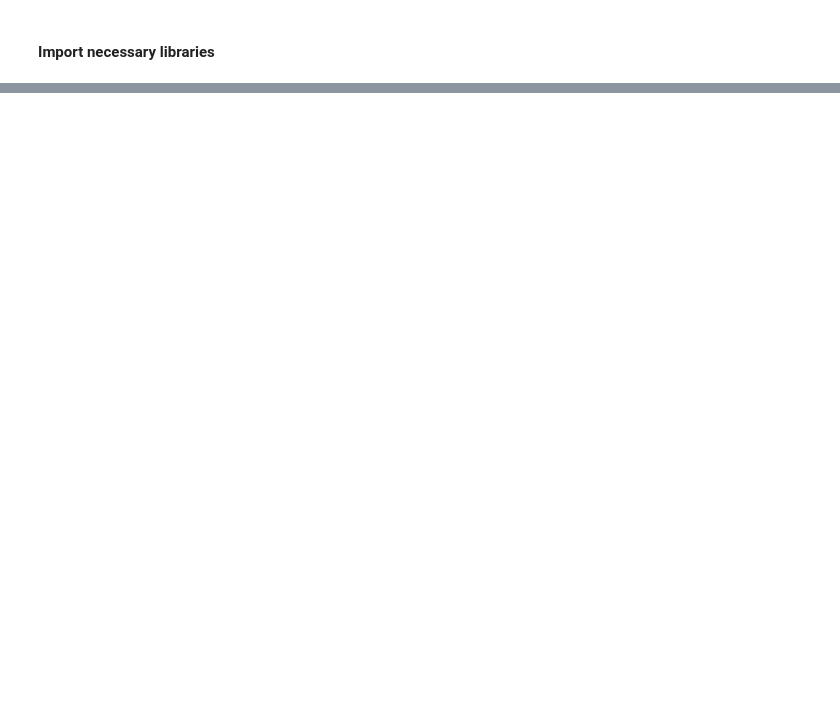
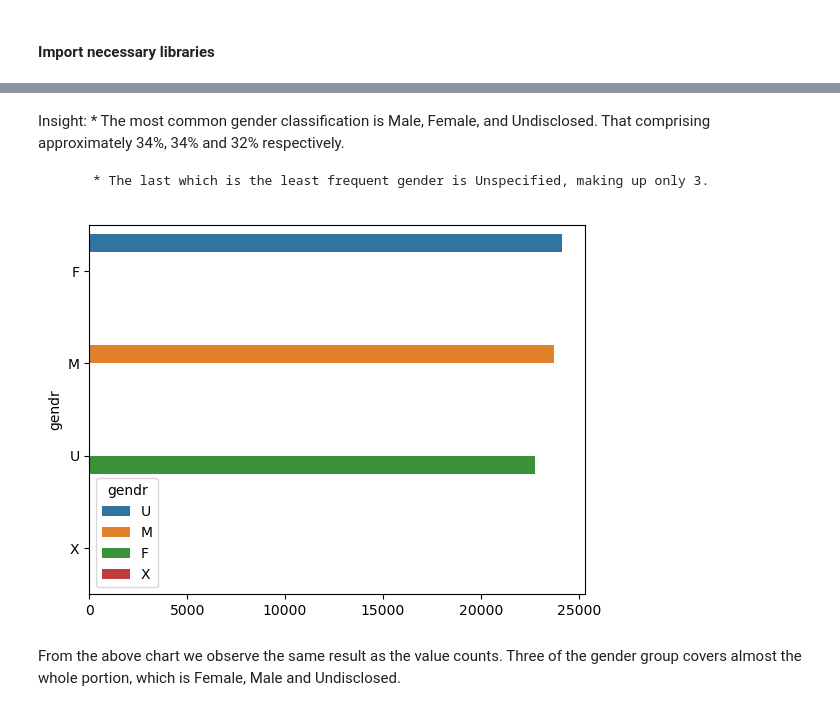
Before and after one commit to fmammo/vanguard-ab-test, a Jupyter notebook: Data_EDA.ipynb, the cells around one changed output, grey strips where cells are left out. Drawn from its saved outputs; the diff is of its cells as text; code cells hidden in the pictures; blank space fills up the shorter version.

```diff
--- a/Data_EDA.ipynb
+++ b/Data_EDA.ipynb
@@ -31,0 +56,4 @@ import seaborn as sns
+# %%
+# Load the data
+demog = pd.read_csv('demog.csv')
+demog.head(2)
@@ -31,0 +64,4 @@ import seaborn as sns
+# %%
+# Drop unnamed: 0 column
+demo = demog.drop('Unnamed: 0', axis = 'columns')
+demo.head(2)
@@ -31,0 +99,4 @@ import seaborn as sns
+# %%
+# Frequency table for grnder
+freq_tab = demo['gendr'].value_counts()
+freq_tab
@@ -31,0 +110,3 @@ import seaborn as sns
+# %%
+prop_table = pd.crosstab(index = demo['gendr'], columns = "count")
+(prop_table/prop_table.sum()).round(2)
@@ -31,0 +120,13 @@ import seaborn as sns
+# %% [markdown]
+Insight: * The most common gender classification is Male, Female, and Undisclosed. That comprising approximately 34%, 34% and 32% respectively.
+
+         * The last which is the least frequent gender is Unspecified, making up only 3.
+# %%
+#ax=sns.barplot(y=prop_table.index, x=freq_tab.values, hue=freq_tab.index)
+#sns.move_legend(ax, "lower right")
+sns.barplot(x = freq_tab.values, y = prop_table.index, hue = freq_tab.index)
+plt.show()
+# %% [output]
+[figure, added]
+# %% [markdown]
+From the above chart we observe the same result as the value counts. Three of the gender group covers almost the whole portion, which is Female, Male and Undisclosed.
```
Also changed, not shown: parts of 33 cells of this notebook, 1 other file.
